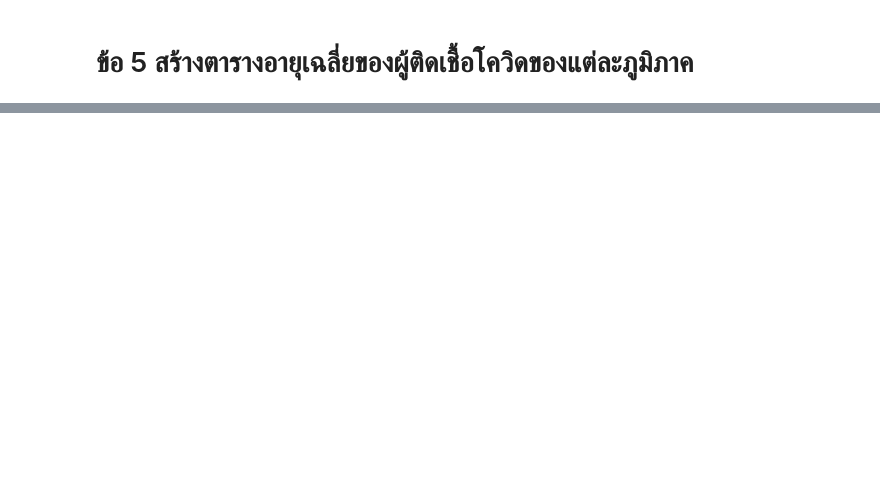
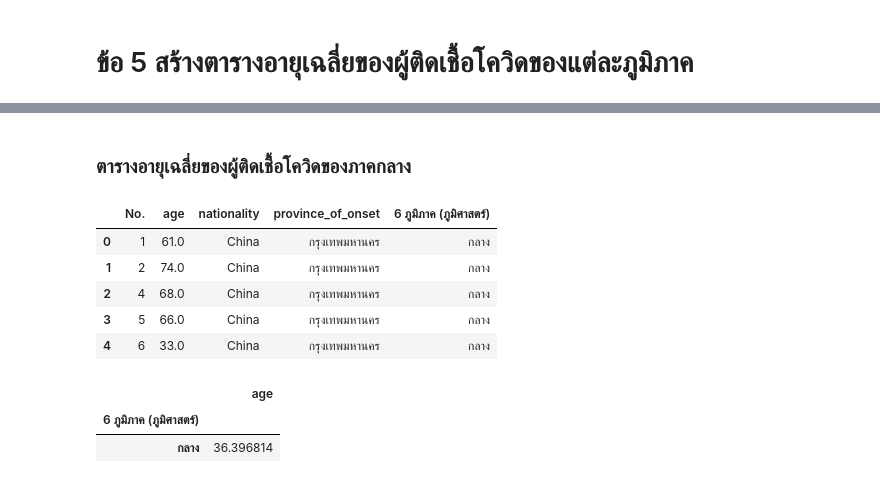
Before and after one commit to chanikansuksen/data_viz_2022, a Jupyter notebook: BasicPython&DataViz_midterm2022.ipynb, the cells around one changed output, grey strips where cells are left out. Saved outputs shown, nothing was run; the diff lists cells and outputs as text; code cells hidden in the pictures; blank space fills up the shorter version.

```diff
--- a/BasicPython&DataViz_midterm2022.ipynb
+++ b/BasicPython&DataViz_midterm2022.ipynb
@@ -546,0 +608,20 @@ AttributeError: ignored
+# %% [markdown]
+### ตารางอายุเฉลี่ยของผู้ติดเชื้อโควิดของภาคกลาง
+# %%
+ct1 = ch[ch['6 ภูมิภาค (ภูมิศาสตร์)']=='กลาง'][['No.', 'age', 'nationality', 'province_of_onset', '6 ภูมิภาค (ภูมิศาสตร์)']]
+ct1.head()
+# %% [output]
+|  | No. | age | nationality | province_of_onset | 6 ภูมิภาค (ภูมิศาสตร์) |
+| 0 | 1 | 61.0 | China | กรุงเทพมหานคร | กลาง |
+| 1 | 2 | 74.0 | China | กรุงเทพมหานคร | กลาง |
+| 2 | 4 | 68.0 | China | กรุงเทพมหานคร | กลาง |
+| 3 | 5 | 66.0 | China | กรุงเทพมหานคร | กลาง |
+| 4 | 6 | 33.0 | China | กรุงเทพมหานคร | กลาง |
+# %%
+datact1 = ct1.groupby('6 ภูมิภาค (ภูมิศาสตร์)').mean()
+datact1_table = datact1[['age']]
+datact1_table
+# %% [output]
+|  | age |
+| 6 ภูมิภาค (ภูมิศาสตร์) |  |
+| กลาง | 36.396814 |
```
Also changed, not shown: parts of 57 cells of this notebook.
